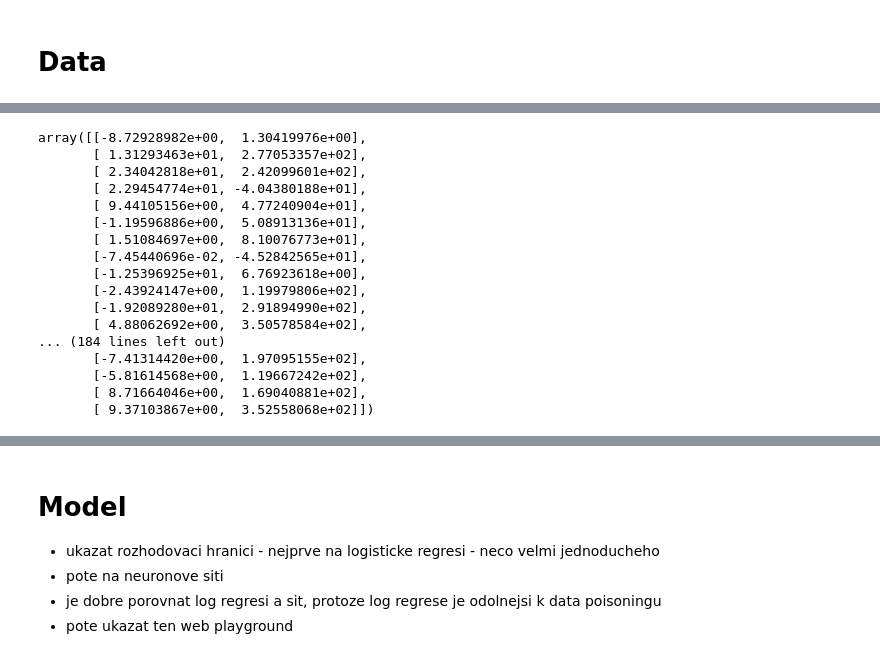
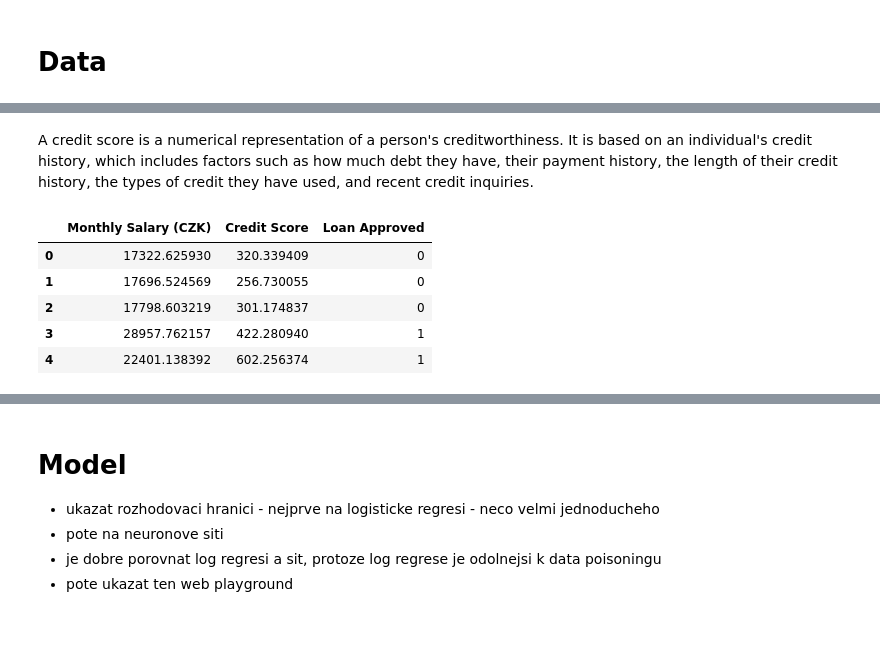
Before and after one commit to nickobard/ai-summer-school, a Jupyter notebook: data_poisoning.ipynb, the cells around one changed output, grey strips where cells are left out. Saved outputs shown, nothing was run; the diff lists cells and outputs as text; code cells hidden in the pictures; blank space fills up the shorter version.

```diff
--- a/data_poisoning.ipynb
+++ b/data_poisoning.ipynb
@@ -24,20 +39,12 @@ plt.show()
-# %%
-X
-# %% [output]
-array([[-8.72928982e+00,  1.30419976e+00],
-       [ 1.31293463e+01,  2.77053357e+02],
-       [ 2.34042818e+01,  2.42099601e+02],
-       [ 2.29454774e+01, -4.04380188e+01],
-       [ 9.44105156e+00,  4.77240904e+01],
-       [-1.19596886e+00,  5.08913136e+01],
-       [ 1.51084697e+00,  8.10076773e+01],
-       [-7.45440696e-02, -4.52842565e+01],
-       [-1.25396925e+01,  6.76923618e+00],
-       [-2.43924147e+00,  1.19979806e+02],
-       [-1.92089280e+01,  2.91894990e+02],
-       [ 4.88062692e+00,  3.50578584e+02],
-... (184 lines left out)
-       [-7.41314420e+00,  1.97095155e+02],
-       [-5.81614568e+00,  1.19667242e+02],
-       [ 8.71664046e+00,  1.69040881e+02],
-       [ 9.37103867e+00,  3.52558068e+02]])
+# %% [markdown]
+A credit score is a numerical representation of a person's creditworthiness. It is based on an individual's credit history, which includes factors such as how much debt they have, their payment history, the length of their credit history, the types of credit they have used, and recent credit inquiries.
+# %%
+df_data = pd.read_csv('data.csv')
+df_data.head()
+# %% [output]
+|  | Monthly Salary (CZK) | Credit Score | Loan Approved |
+| 0 | 17322.625930 | 320.339409 | 0 |
+| 1 | 17696.524569 | 256.730055 | 0 |
+| 2 | 17798.603219 | 301.174837 | 0 |
+| 3 | 28957.762157 | 422.280940 | 1 |
+| 4 | 22401.138392 | 602.256374 | 1 |
```
Also changed, not shown: parts of 10 cells of this notebook.
